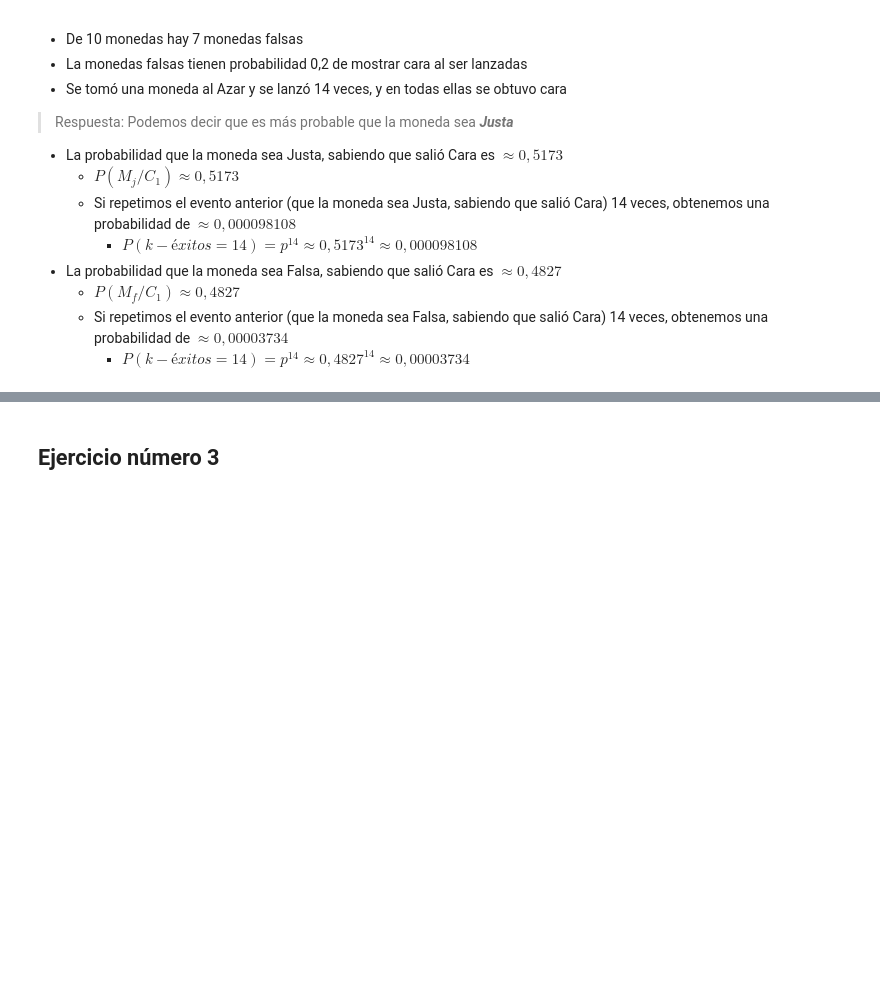
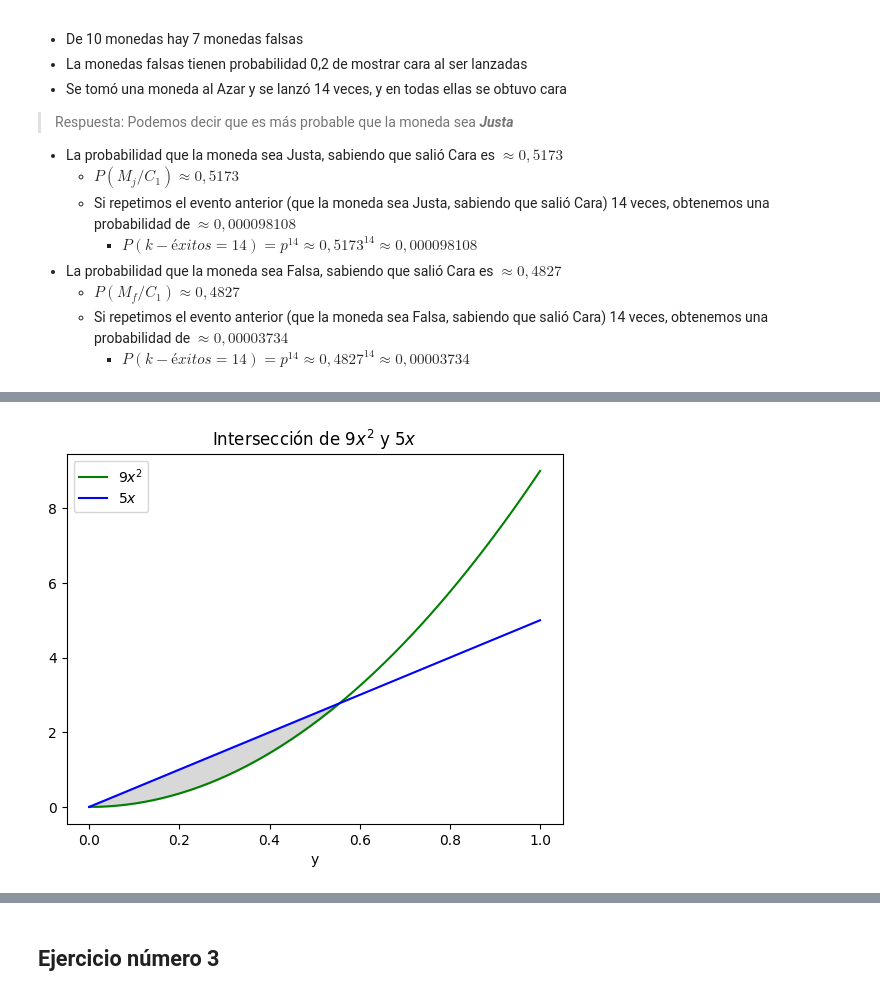
Before and after one commit to gasper-az/fiuba_probabilidad_y_estadistica, a Jupyter notebook: Exámenes/TP 01/Resolucion/Gaspar Acevedo Zain - Primer Examen - PEIA - 21Co2025.ipynb, the cells around one changed output, grey strips where cells are left out. Saved outputs shown, nothing was run; the diff lists cells and outputs as text; code cells hidden in the pictures; blank space fills up the shorter version.

```diff
--- a/Exámenes/TP 01/Resolucion/Gaspar Acevedo Zain - Primer Examen - PEIA - 21Co2025.ipynb
+++ b/Exámenes/TP 01/Resolucion/Gaspar Acevedo Zain - Primer Examen - PEIA - 21Co2025.ipynb
@@ -162,0 +202,24 @@ Sabiendo que:
+# %%
+import matplotlib.pyplot as plt
+import numpy as np
+
+x = np.linspace(0, 1)
+y1 = 9*x**2
+y2 = 5*x
+
+# Create the plot
+fig, ax = plt.subplots()
+
+ax.plot(x, y1, label='$9x^2$', color="green")
+ax.plot(x, y2, label='$5x$', color="blue")
+
+# Fill the area between the functions
+ax.fill_between(x, y1, y2, where=y1 <= y2, color='gray', alpha=0.3)
+
+ax.set_xlabel('x')
+ax.set_xlabel('y')
+ax.set_title('Intersección de $9x^2$ y $5x$')
+ax.legend()
+plt.show()
+# %% [output]
+[figure, added]
```
Also changed, not shown: parts of 6 cells of this notebook.
